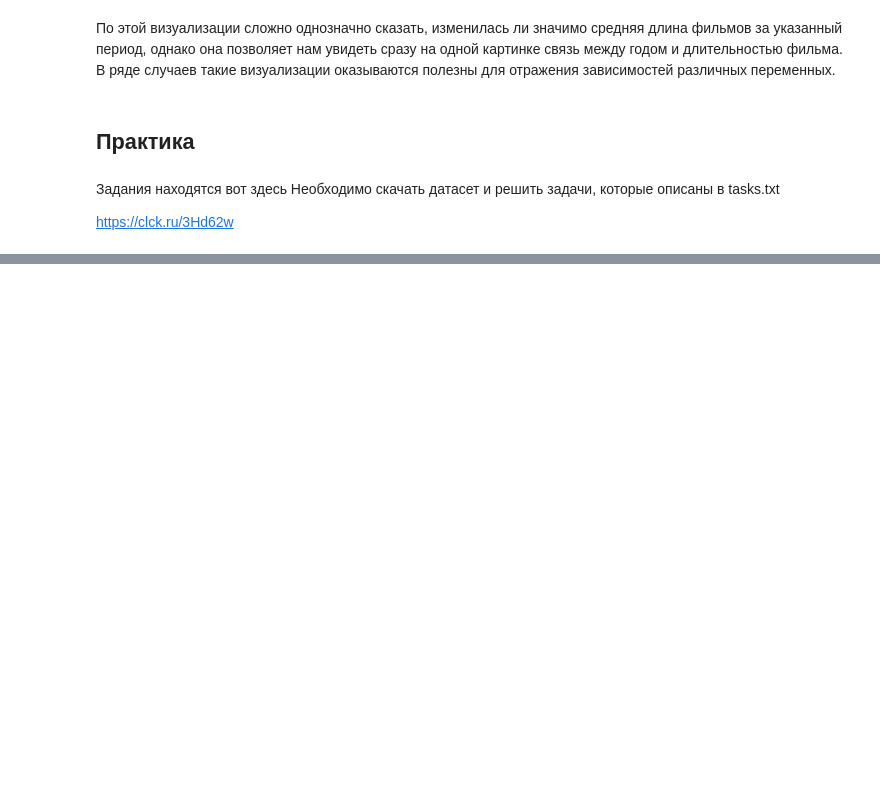
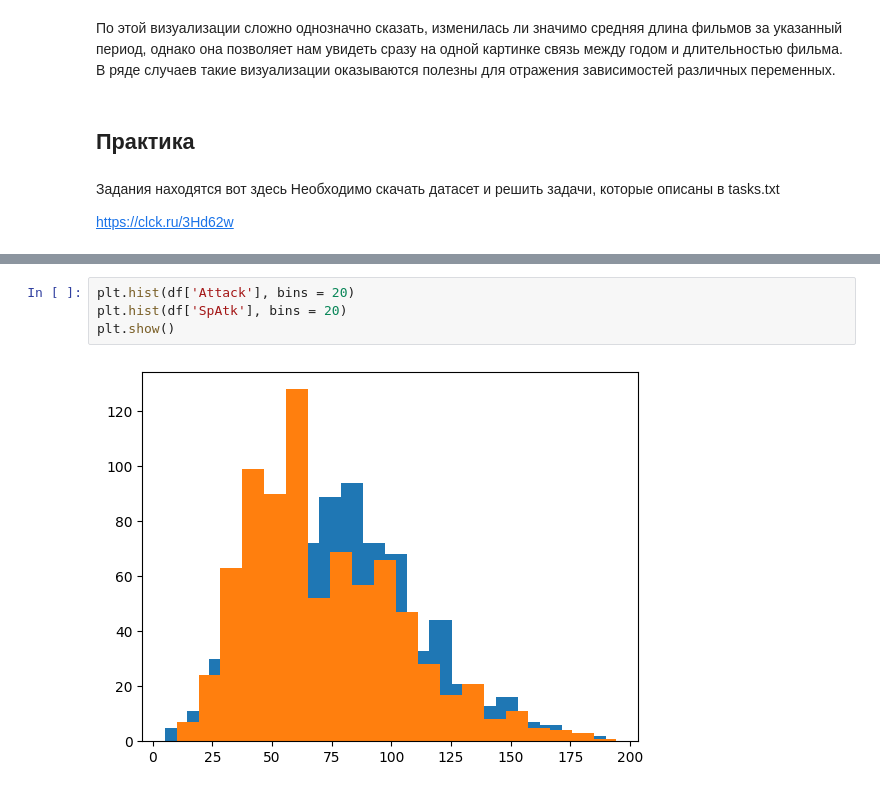
Before and after one commit to ReDwile/Spark-Practice-HSE, a Jupyter notebook: Basics-of-Visualization/Lecture_2/training/visual_2.ipynb, the cells around one changed output, grey strips where cells are left out. Drawn from its saved outputs; the diff is of its cells as text; blank space fills up the shorter version.

```diff
--- a/Basics-of-Visualization/Lecture_2/training/visual_2.ipynb
+++ b/Basics-of-Visualization/Lecture_2/training/visual_2.ipynb
@@ -507,0 +546,6 @@ https://clck.ru/3Hd62w
+# %%
+plt.hist(df['Attack'], bins = 20)
+plt.hist(df['SpAtk'], bins = 20)
+plt.show()
+# %% [output]
+[figure, added]
```
Also changed, not shown: parts of 18 cells of this notebook, 1 other file.
